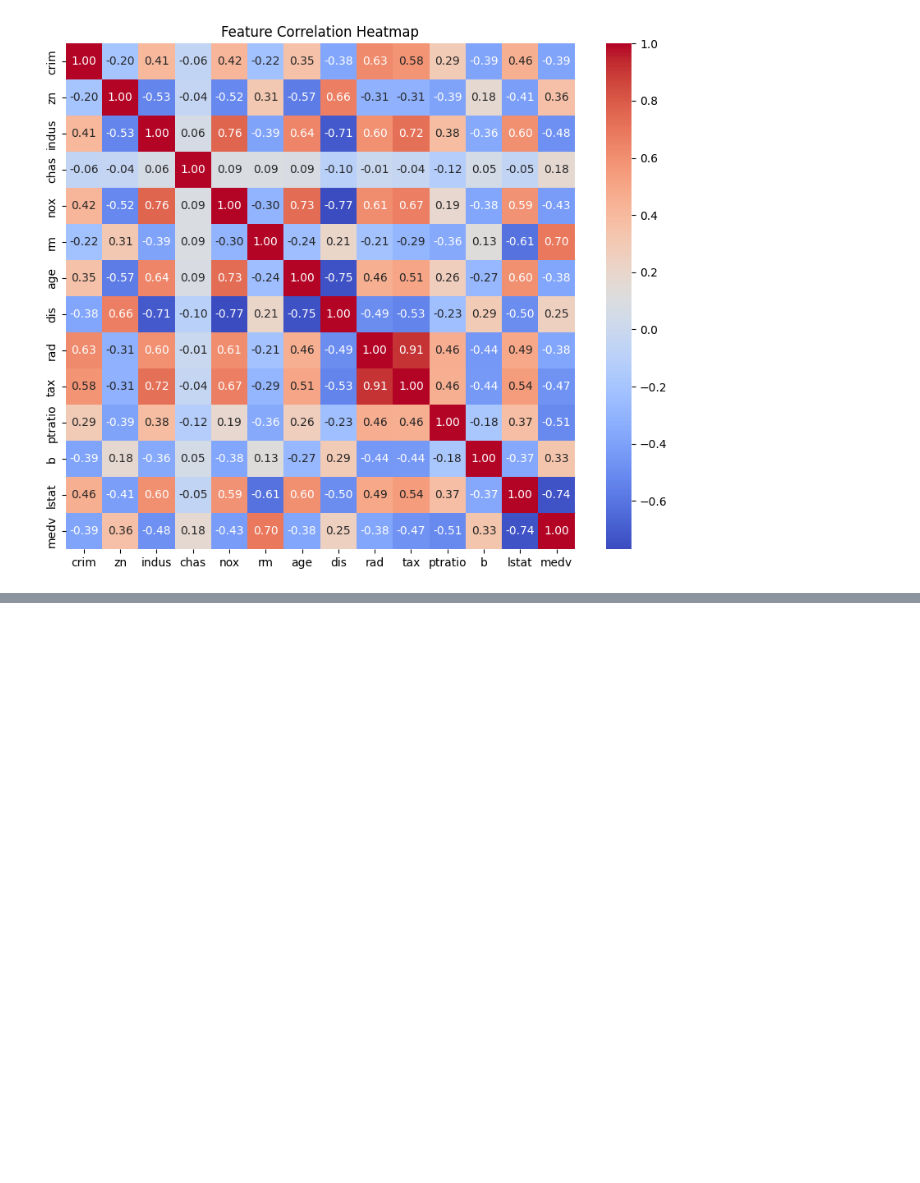
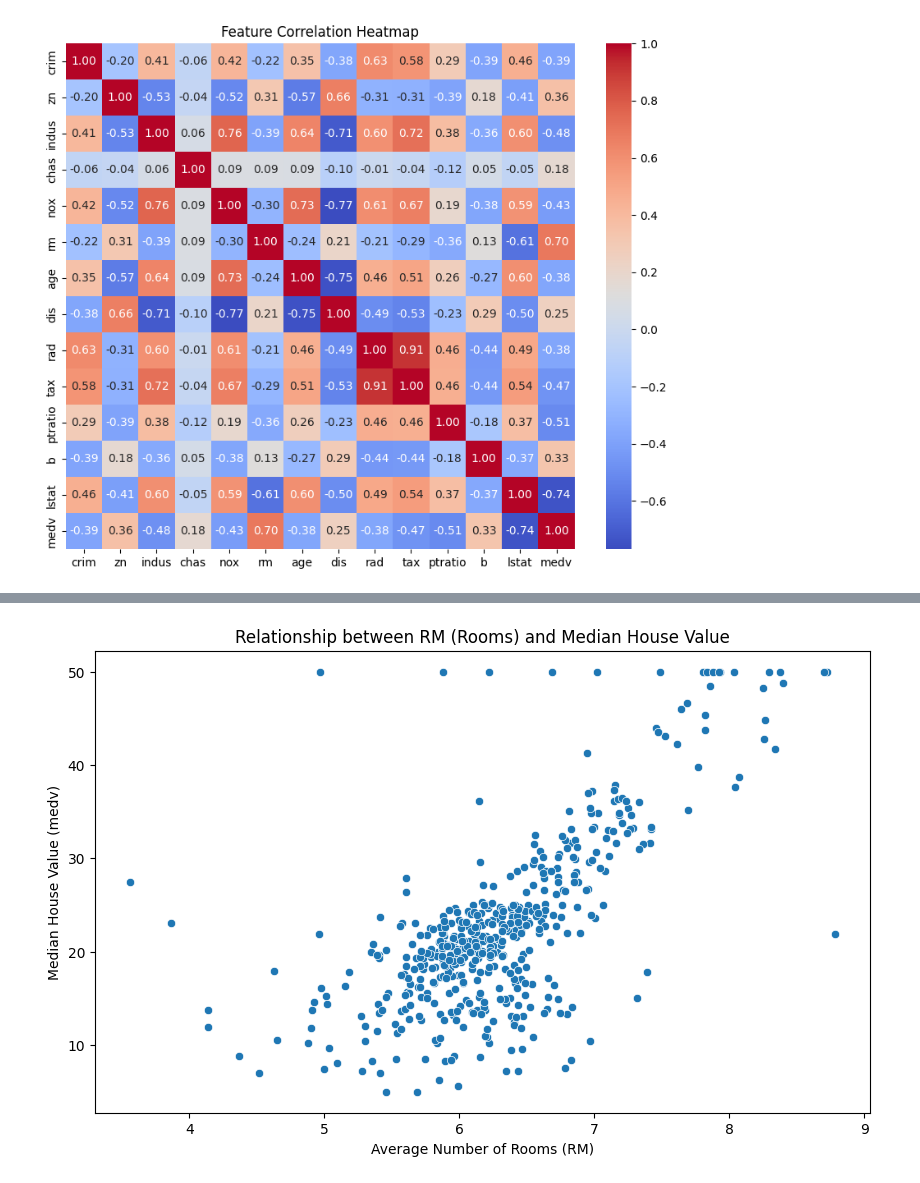
Before and after one commit to ashmehta/HousePricePredictor, a Jupyter notebook: Capstone.ipynb, the cells around one changed output, grey strips where cells are left out. Saved outputs shown, nothing was run; the diff lists cells and outputs as text; code cells hidden in the pictures; blank space fills up the shorter version.

```diff
--- a/Capstone.ipynb
+++ b/Capstone.ipynb
@@ -68,0 +85,10 @@ y = data['medv']  # Target variable (house price)
+# %%
+# Scatter plot: Relationship between 'RM' (average number of rooms) and 'medv' (price)
+plt.figure(figsize=(10,6))
+sns.scatterplot(x='rm', y='medv', data=data)
+plt.title('Relationship between RM (Rooms) and Median House Value')
+plt.xlabel('Average Number of Rooms (RM)')
+plt.ylabel('Median House Value (medv)')
+plt.show()
+# %% [output]
+[figure, added]
```
Also changed, not shown: parts of 20 cells of this notebook.
